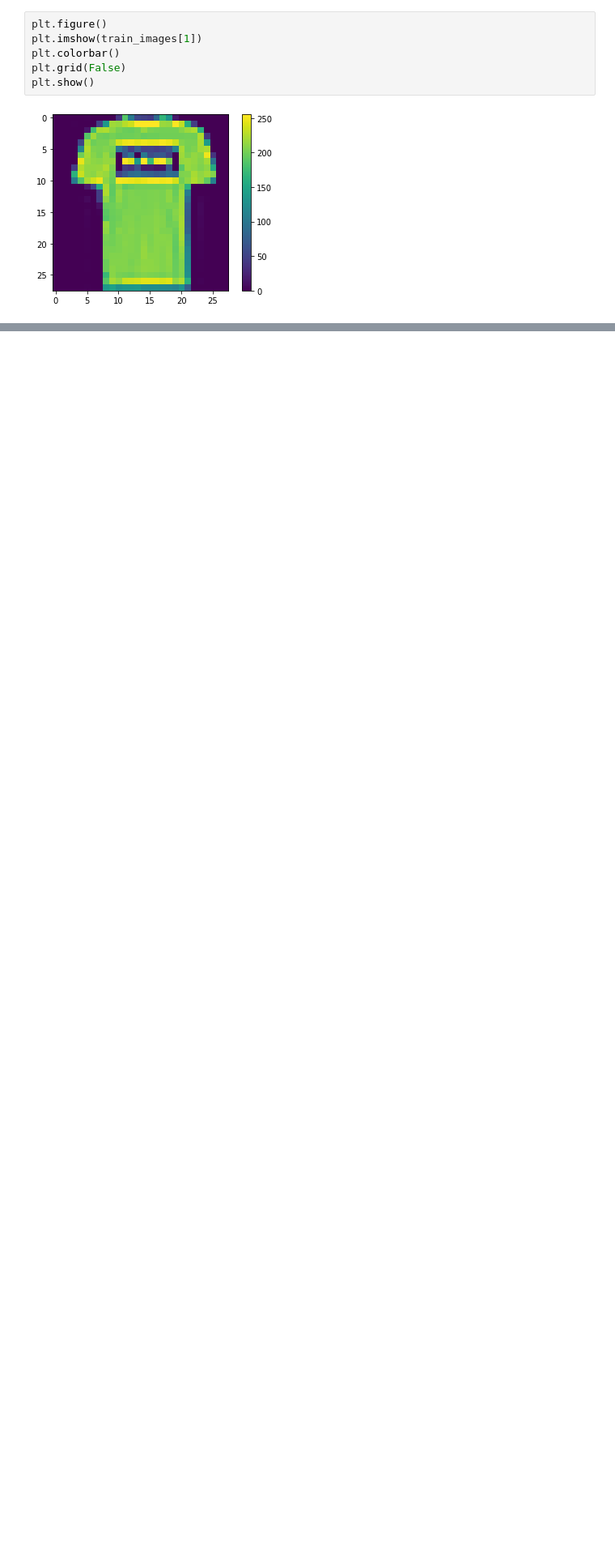
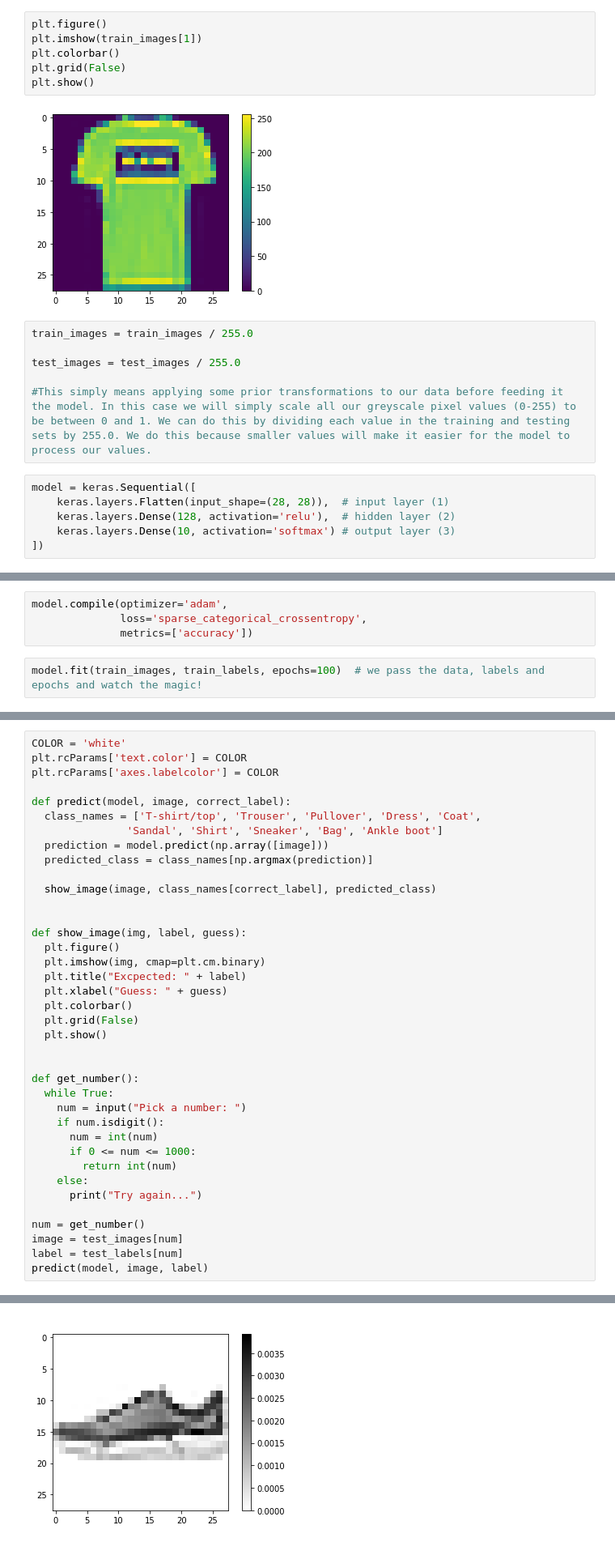
Before and after one commit to FranklineMisango/Fashion_tester_Deep_model, a Jupyter notebook: Fashion_Test_FreecodeCamp.ipynb, the cells around one changed output, grey strips where cells are left out. Shown at 81% size. Cells and saved outputs as stored; diff of their text form; blank space fills up the shorter version.

```diff
--- a/Fashion_Test_FreecodeCamp.ipynb
+++ b/Fashion_Test_FreecodeCamp.ipynb
@@ -54,3 +54,15 @@ plt.grid(False)
 plt.show()
 # %% [output]
 [figure]
+# %%
+train_images = train_images / 255.0
+
+test_images = test_images / 255.0
+
+#This simply means applying some prior transformations to our data before feeding it the model. In this case we will simply scale all our greyscale pixel values (0-255) to be between 0 and 1. We can do this by dividing each value in the training and testing sets by 255.0. We do this because smaller values will make it easier for the model to process our values.
+# %%
+model = keras.Sequential([
+    keras.layers.Flatten(input_shape=(28, 28)),  # input layer (1)
+    keras.layers.Dense(128, activation='relu'),  # hidden layer (2)
+    keras.layers.Dense(10, activation='softmax') # output layer (3)
+])
@@ -56,0 +75,6 @@ plt.show()
+# %%
+model.compile(optimizer='adam',
+              loss='sparse_categorical_crossentropy',
+              metrics=['accuracy'])
+# %%
+model.fit(train_images, train_labels, epochs=100)  # we pass the data, labels and epochs and watch the magic!
@@ -56,0 +119,39 @@ plt.show()
+# %%
+COLOR = 'white'
+plt.rcParams['text.color'] = COLOR
+plt.rcParams['axes.labelcolor'] = COLOR
+
+def predict(model, image, correct_label):
+  class_names = ['T-shirt/top', 'Trouser', 'Pullover', 'Dress', 'Coat',
+               'Sandal', 'Shirt', 'Sneaker', 'Bag', 'Ankle boot']
+  prediction = model.predict(np.array([image]))
+  predicted_class = class_names[np.argmax(prediction)]
+
+  show_image(image, class_names[correct_label], predicted_class)
+
+
+def show_image(img, label, guess):
+  plt.figure()
+  plt.imshow(img, cmap=plt.cm.binary)
+  plt.title("Excpected: " + label)
+  plt.xlabel("Guess: " + guess)
+  plt.colorbar()
+  plt.grid(False)
+  plt.show()
+
+
+def get_number():
+  while True:
+    num = input("Pick a number: ")
+    if num.isdigit():
+      num = int(num)
+      if 0 <= num <= 1000:
+        return int(num)
+    else:
+      print("Try again...")
+
+num = get_number()
+image = test_images[num]
+label = test_labels[num]
+predict(model, image, label)
+# %% [output]
@@ -56,0 +159 @@ plt.show()
+[figure, added]
```
Also changed, not shown: parts of 7 cells of this notebook.
